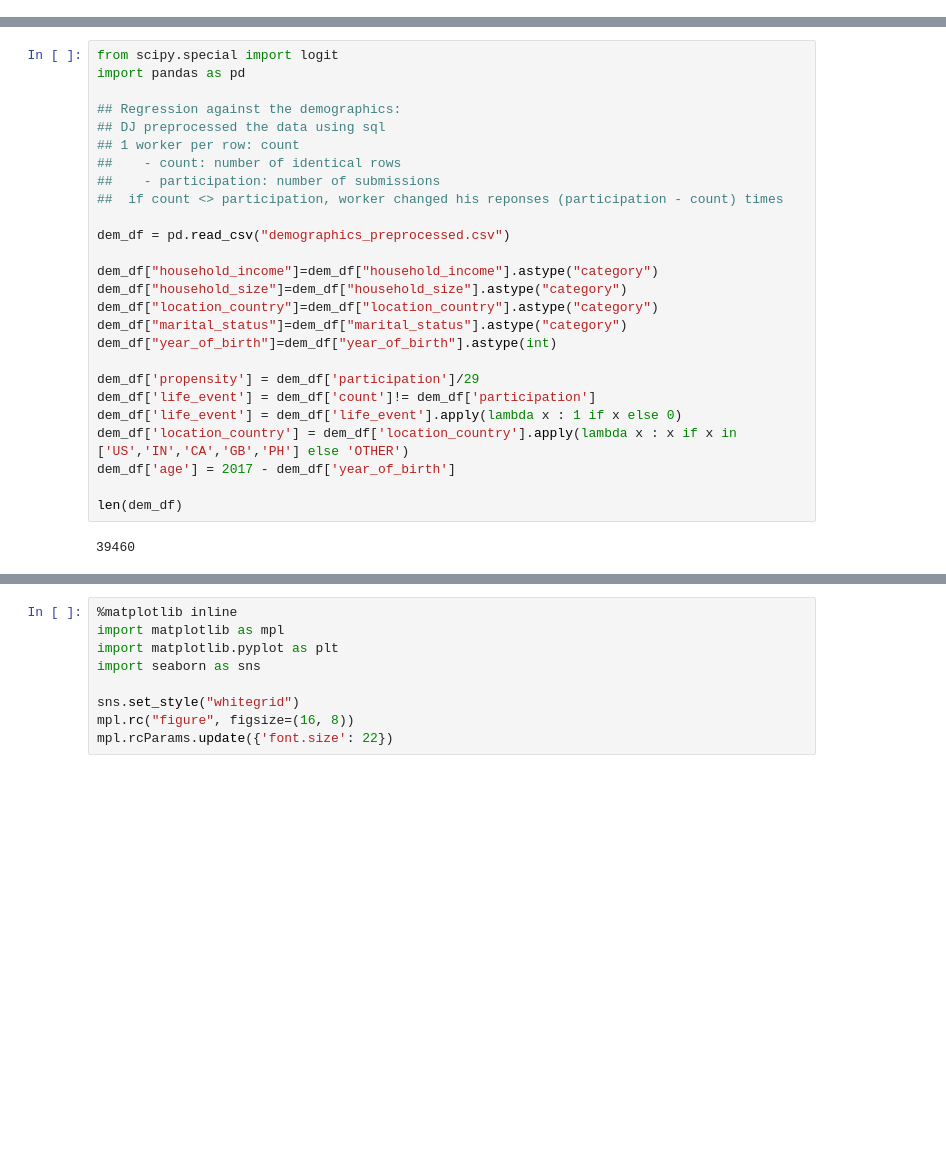
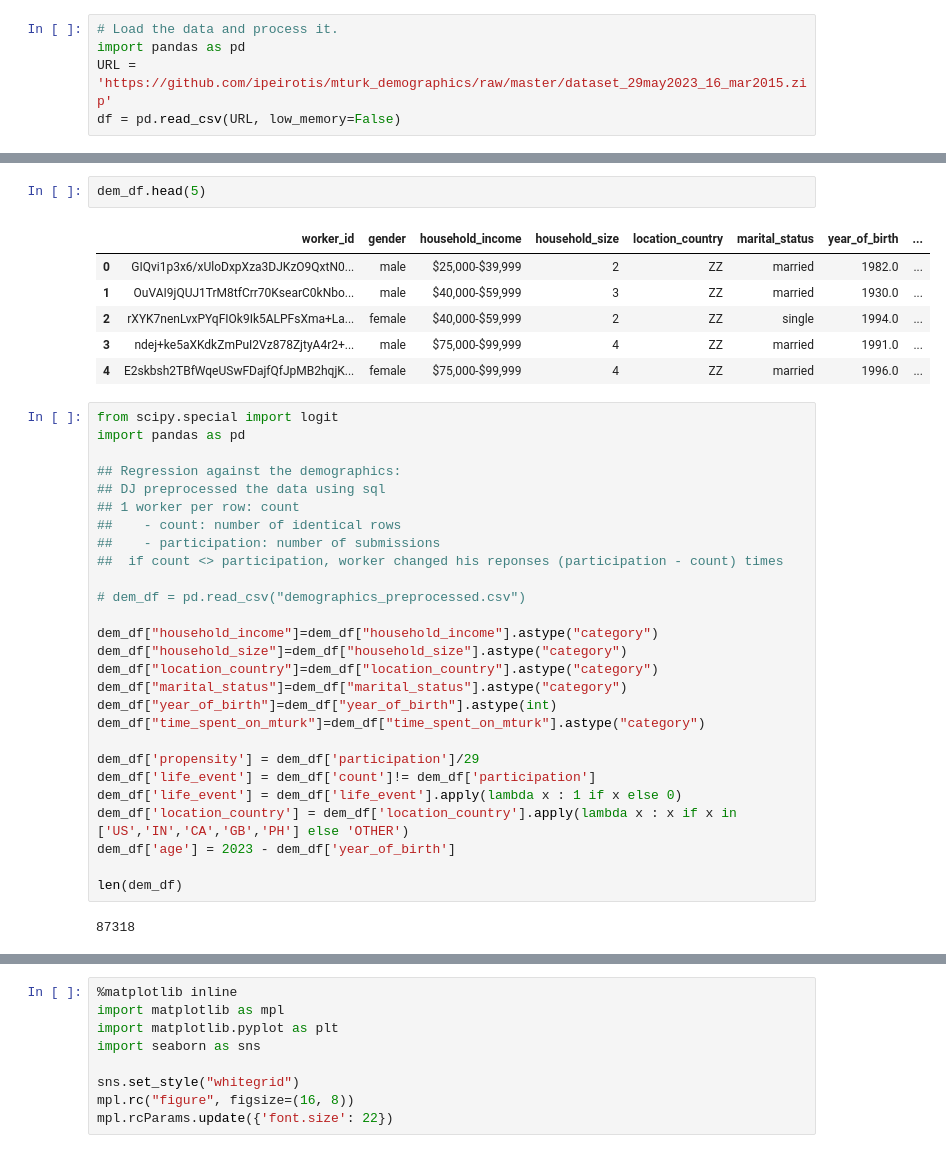
Before and after one commit to ipeirotis/mturk_demographics, a Jupyter notebook: 6_demographics_bias.ipynb, the cells around one changed output, grey strips where cells are left out. Drawn from its saved outputs; the diff is of its cells as text; blank space fills up the shorter version.

```diff
--- a/6_demographics_bias.ipynb
+++ b/6_demographics_bias.ipynb
@@ -0,0 +5,5 @@
+# %%
+# Load the data and process it.
+import pandas as pd
+URL = 'https://github.com/ipeirotis/mturk_demographics/raw/master/dataset_29may2023_16_mar2015.zip'
+df = pd.read_csv(URL, low_memory=False)
@@ -1,3 +42,12 @@
+# %%
+dem_df.head(5)
+# %% [output]
+|  | worker_id | gender | household_income | household_size | location_country | marital_status | year_of_birth | ... |
+| 0 | GIQvi1p3x6/xUloDxpXza3DJKzO9QxtN0... | male | $25,000-$39,999 | 2 | ZZ | married | 1982.0 | ... |
+| 1 | OuVAI9jQUJ1TrM8tfCrr70KsearC0kNbo... | male | $40,000-$59,999 | 3 | ZZ | married | 1930.0 | ... |
+| 2 | rXYK7nenLvxPYqFIOk9Ik5ALPFsXma+La... | female | $40,000-$59,999 | 2 | ZZ | single | 1994.0 | ... |
+| 3 | ndej+ke5aXKdkZmPuI2Vz878ZjtyA4r2+... | male | $75,000-$99,999 | 4 | ZZ | married | 1991.0 | ... |
+| 4 | E2skbsh2TBfWqeUSwFDajfQfJpMB2hqjK... | female | $75,000-$99,999 | 4 | ZZ | married | 1996.0 | ... |
 # %%
 from scipy.special import logit
 import pandas as pd
@@ -9,23 +59,24 @@ import pandas as pd
 ##    - participation: number of submissions
 ##  if count <> participation, worker changed his reponses (participation - count) times
 
-dem_df = pd.read_csv("demographics_preprocessed.csv")
+# dem_df = pd.read_csv("demographics_preprocessed.csv")
 
 dem_df["household_income"]=dem_df["household_income"].astype("category")
 dem_df["household_size"]=dem_df["household_size"].astype("category")
 dem_df["location_country"]=dem_df["location_country"].astype("category")
 dem_df["marital_status"]=dem_df["marital_status"].astype("category")
 dem_df["year_of_birth"]=dem_df["year_of_birth"].astype(int)
+dem_df["time_spent_on_mturk"]=dem_df["time_spent_on_mturk"].astype("category")
 
 dem_df['propensity'] = dem_df['participation']/29
 dem_df['life_event'] = dem_df['count']!= dem_df['participation']
 dem_df['life_event'] = dem_df['life_event'].apply(lambda x : 1 if x else 0)
 dem_df['location_country'] = dem_df['location_country'].apply(lambda x : x if x in ['US','IN','CA','GB','PH'] else 'OTHER')
-dem_df['age'] = 2017 - dem_df['year_of_birth']
+dem_df['age'] = 2023 - dem_df['year_of_birth']
 
 len(dem_df)
 # %% [output]
-39460
+87318
 # %%
 import math
 import statsmodels.formula.api as sm
```
Also changed, not shown: parts of 8 cells of this notebook.
